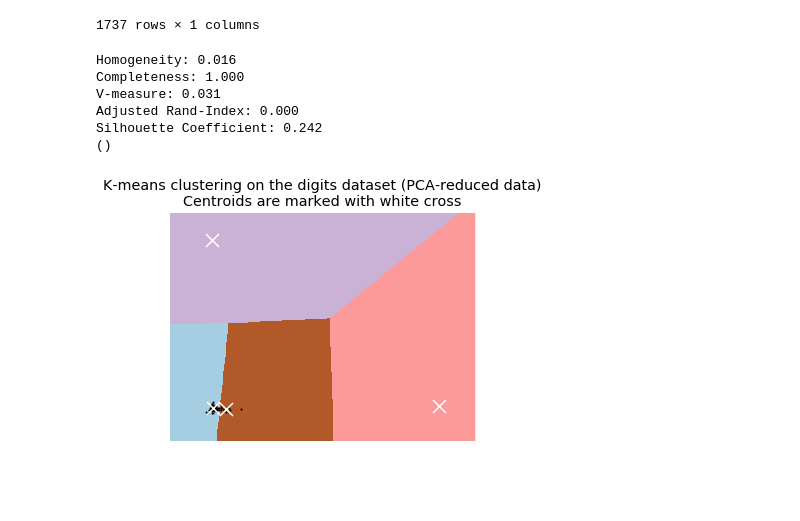
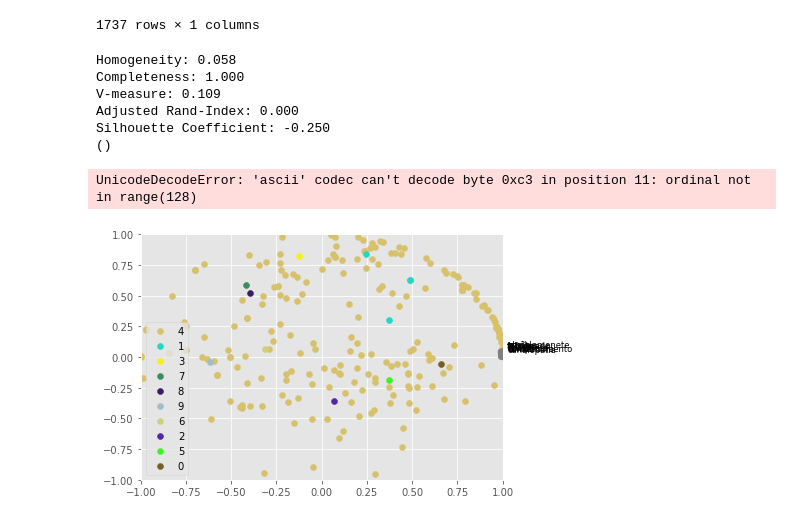
Before and after one commit to jevelezse/mineria_tesis, a Jupyter notebook: mineria_de texto.ipynb, the cells around one changed output. Cells and saved outputs as stored; diff of their text form; code cells hidden in the pictures; blank space fills up the shorter version.

Commit message:
Kmeans

```diff
--- a/mineria_de texto.ipynb
+++ b/mineria_de texto.ipynb
@@ -232,8 +235,8 @@ c
 # %%
 labels = list(range(1, 229))
 # %%
-k = 4
-km = cluster.KMeans(n_clusters=k)
+k = 10
+km = KMeans(n_clusters=k)
 km.fit(normalizado)
 clusters1 = km.labels_
 # %%
@@ -243,56 +246,25 @@ print("V-measure: %0.3f" % metrics.v_measure_score(labels, km.labels_))
 print("Adjusted Rand-Index: %.3f"
       % metrics.adjusted_rand_score(labels, km.labels_))
 print("Silhouette Coefficient: %0.3f"
-      % metrics.silhouette_score(normalizado, km.labels_, sample_size=100))
+      % metrics.silhouette_score(normalizado, km.labels_, sample_size=1000))
 
 print()
 # %% [output]
-Homogeneity: 0.016
+Homogeneity: 0.058
 Completeness: 1.000
-V-measure: 0.031
+V-measure: 0.109
 Adjusted Rand-Index: 0.000
-Silhouette Coefficient: 0.242
+Silhouette Coefficient: -0.250
 ()
-# %%
-reduced_data = PCA(n_components=2).fit_transform(normalizado)
-kmeans = KMeans(init='k-means++', n_clusters=4)
-kmeans.fit(reduced_data)
-
-# Step size of the mesh. Decrease to increase the quality of the VQ.
-h = .02     # point in the mesh [x_min, x_max]x[y_min, y_max].
-
-# Plot the decision boundary. For that, we will assign a color to each
-x_min, x_max = reduced_data[:, 0].min() - 1, reduced_data[:, 0].max() + 1
-y_min, y_max = reduced_data[:, 1].min() - 1, reduced_data[:, 1].max() + 1
-xx, yy = np.meshgrid(np.arange(x_min, x_max, h), np.arange(y_min, y_max, h))
-
-# Obtain labels for each point in mesh. Use last trained model.
-Z = kmeans.predict(np.c_[xx.ravel(), yy.ravel()])
-
-# Put the result into a color plot
-Z = Z.reshape(xx.shape)
-plt.figure(1)
-plt.clf()
-plt.imshow(Z, interpolation='nearest',
-           extent=(xx.min(), xx.max(), yy.min(), yy.max()),
-           cmap=plt.cm.Paired,
-           aspect='auto', origin='lower')
-
-plt.plot(reduced_data[:, 0], reduced_data[:, 1], 'k.', markersize=2)
-# Plot the centroids as a white X
-centroids = kmeans.cluster_centers_
-plt.scatter(centroids[:, 0], centroids[:, 1],
-            marker='x', s=169, linewidths=3,
-            color='w', zorder=10)
-plt.title('K-means clustering on the digits dataset (PCA-reduced data)\n'
-          'Centroids are marked with white cross')
-plt.xlim(x_min, x_max)
-plt.ylim(y_min, y_max)
-plt.xticks(())
-plt.yticks(())
-plt.show()
-# %% [output]
-[figure, removed]
+# %%
+df1 = normalizado
+# %%
+df1['clusters'] = km.labels_
+# %%
+radviz(df1, 'clusters')
+# %% [output]
+UnicodeDecodeError: 'ascii' codec can't decode byte 0xc3 in position 11: ordinal not in range(128)
+[figure, added]
 # %%
 dist = cosine_similarity(normalizado)
 # %%
```
Also changed, not shown: parts of 2 cells of this notebook.
